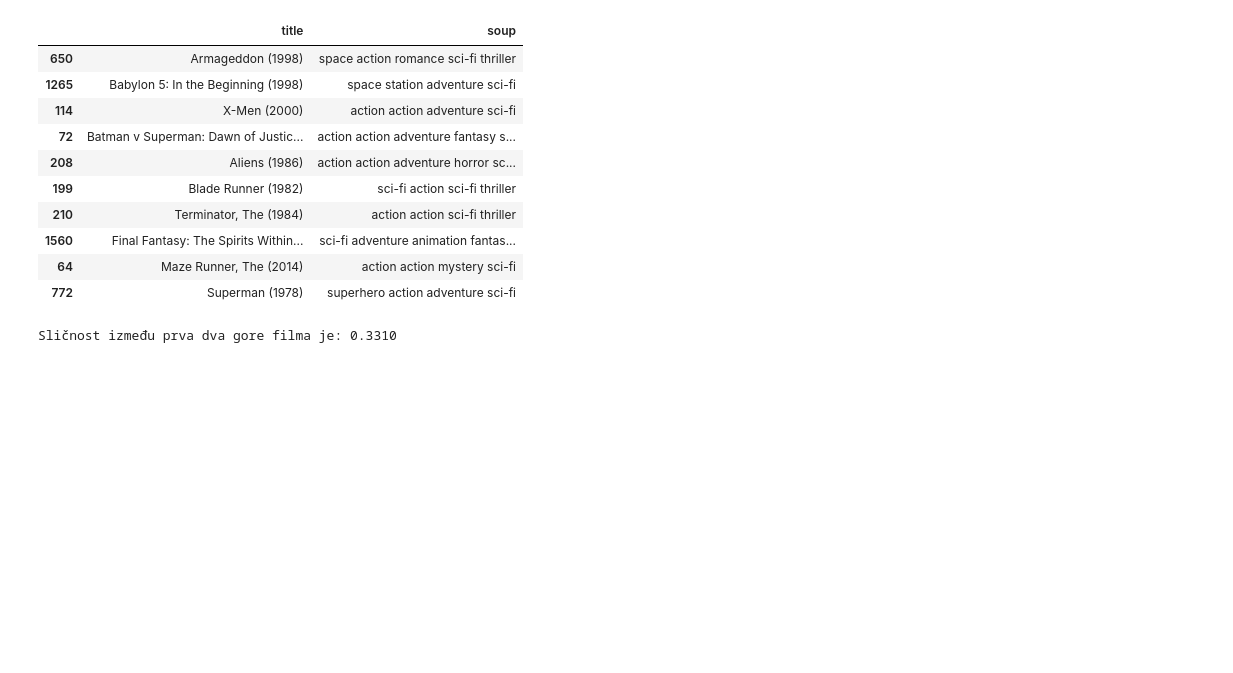
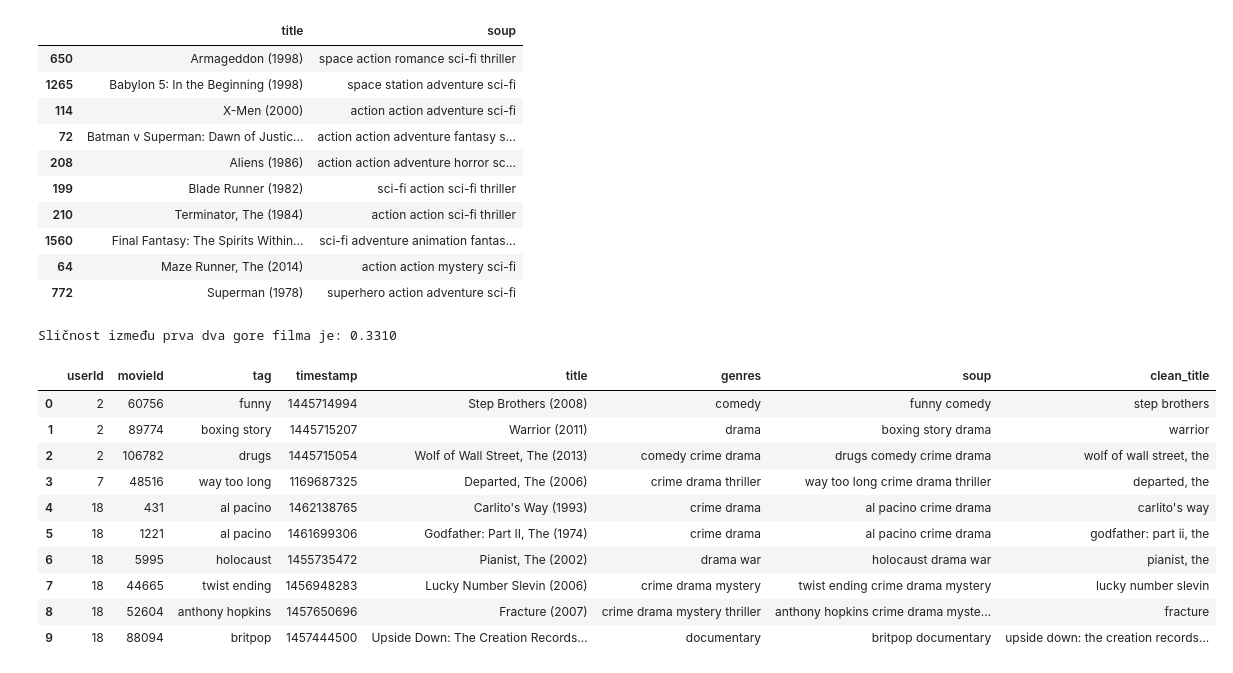
Before and after one commit to karlolac/Content-Based-Movie-Recommendation-System, a Jupyter notebook: content_based_recommender.ipynb, the cells around one changed output. Cells and saved outputs as stored; diff of their text form; code cells hidden in the pictures; blank space fills up the shorter version.

```diff
--- a/content_based_recommender.ipynb
+++ b/content_based_recommender.ipynb
@@ -224,0 +231,15 @@ Sličnost između prva dva gore filma je: 0.3310
+# %%
+metadata['clean_title'] = metadata['title'].apply(clean_title)
+metadata.head(10)
+# %% [output]
+|  | userId | movieId | tag | timestamp | title | genres | soup | clean_title |
+| 0 | 2 | 60756 | funny | 1445714994 | Step Brothers (2008) | comedy | funny comedy | step brothers |
+| 1 | 2 | 89774 | boxing story | 1445715207 | Warrior (2011) | drama | boxing story drama | warrior |
+| 2 | 2 | 106782 | drugs | 1445715054 | Wolf of Wall Street, The (2013) | comedy crime drama | drugs comedy crime drama | wolf of wall street, the |
+| 3 | 7 | 48516 | way too long | 1169687325 | Departed, The (2006) | crime drama thriller | way too long crime drama thriller | departed, the |
+| 4 | 18 | 431 | al pacino | 1462138765 | Carlito's Way (1993) | crime drama | al pacino crime drama | carlito's way |
+| 5 | 18 | 1221 | al pacino | 1461699306 | Godfather: Part II, The (1974) | crime drama | al pacino crime drama | godfather: part ii, the |
+| 6 | 18 | 5995 | holocaust | 1455735472 | Pianist, The (2002) | drama war | holocaust drama war | pianist, the |
+| 7 | 18 | 44665 | twist ending | 1456948283 | Lucky Number Slevin (2006) | crime drama mystery | twist ending crime drama mystery | lucky number slevin |
+| 8 | 18 | 52604 | anthony hopkins | 1457650696 | Fracture (2007) | crime drama mystery thriller | anthony hopkins crime drama myste... | fracture |
+| 9 | 18 | 88094 | britpop | 1457444500 | Upside Down: The Creation Records... | documentary | britpop documentary | upside down: the creation records... |
```
Also changed, not shown: parts of 15 cells of this notebook.
